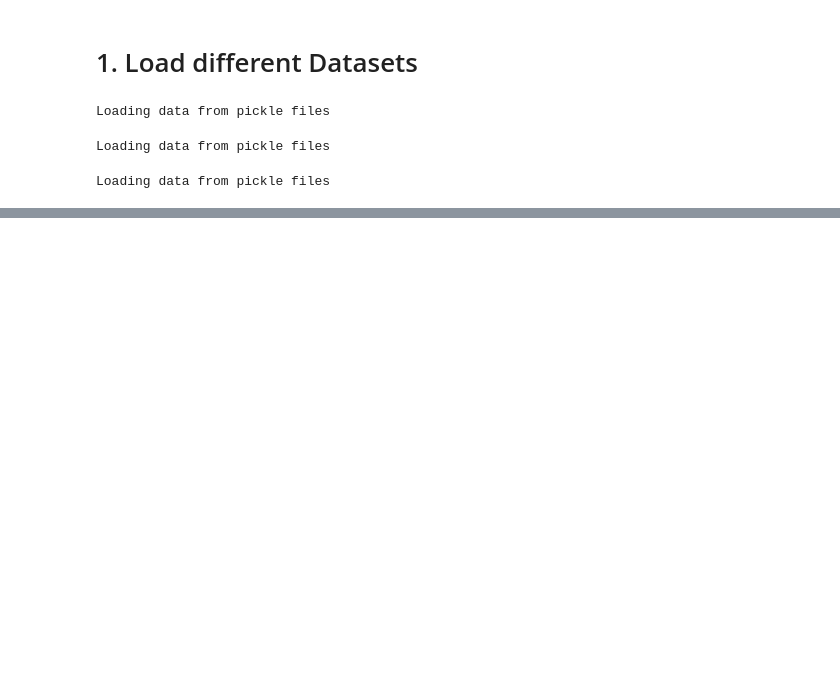
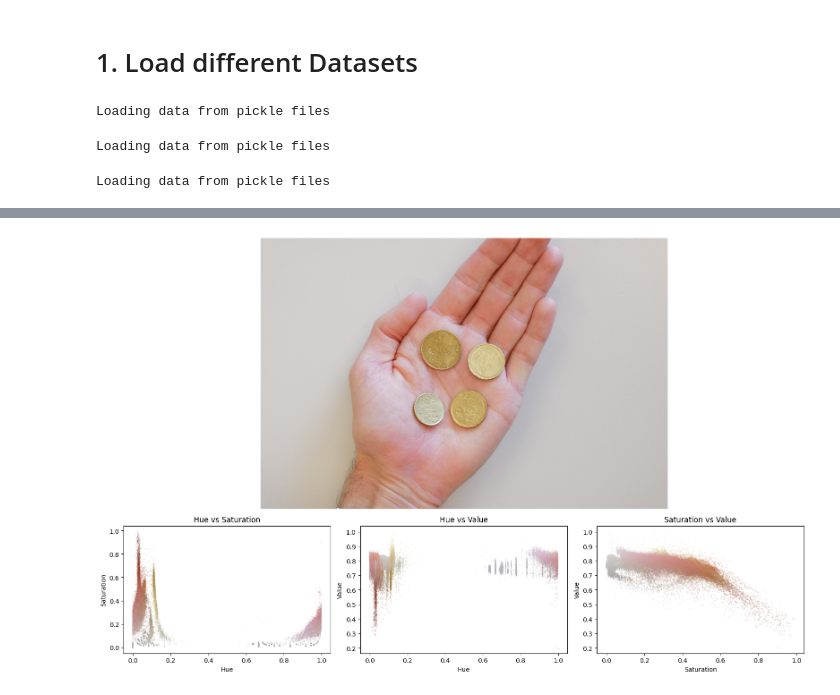
Before and after one commit to roduit/EE-451-IAPR, a Jupyter notebook: project/src/main_vincent.ipynb, the cells around one changed output, grey strips where cells are left out. Drawn from its saved outputs; the diff is of its cells as text; code cells hidden in the pictures; blank space fills up the shorter version.

```diff
--- a/project/src/main_vincent.ipynb
+++ b/project/src/main_vincent.ipynb
@@ -151,0 +126,4 @@ neutral_bg
+# %%
+plot_colors_histo(img_test, extract_hsv_channels, labels=['Hue', 'Saturation', 'Value'])
+# %% [output]
+[figure, added]
```
Also changed, not shown: parts of 12 cells of this notebook, 4 other files.
